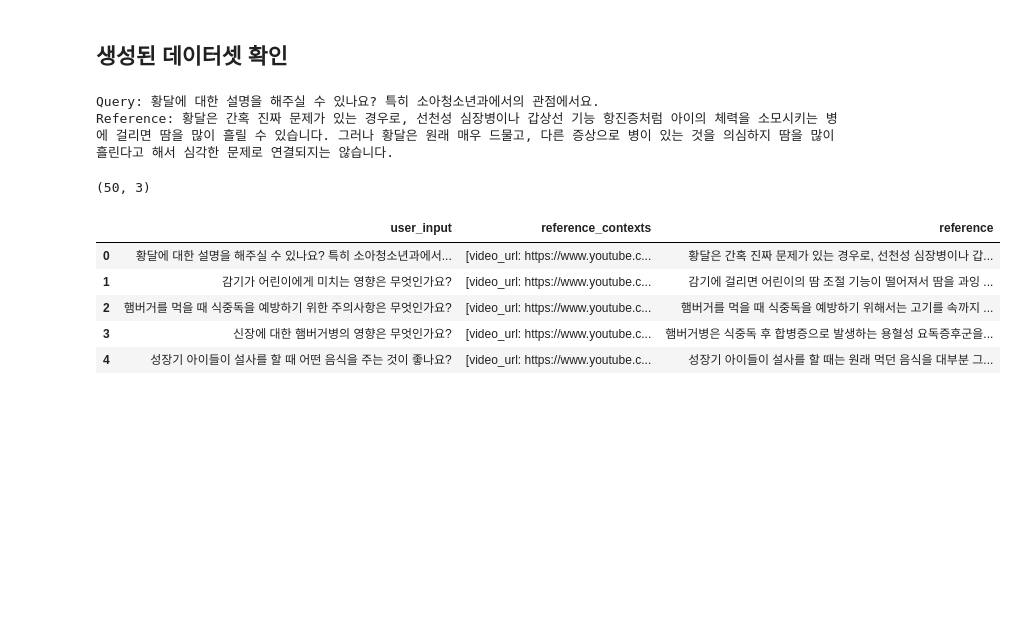
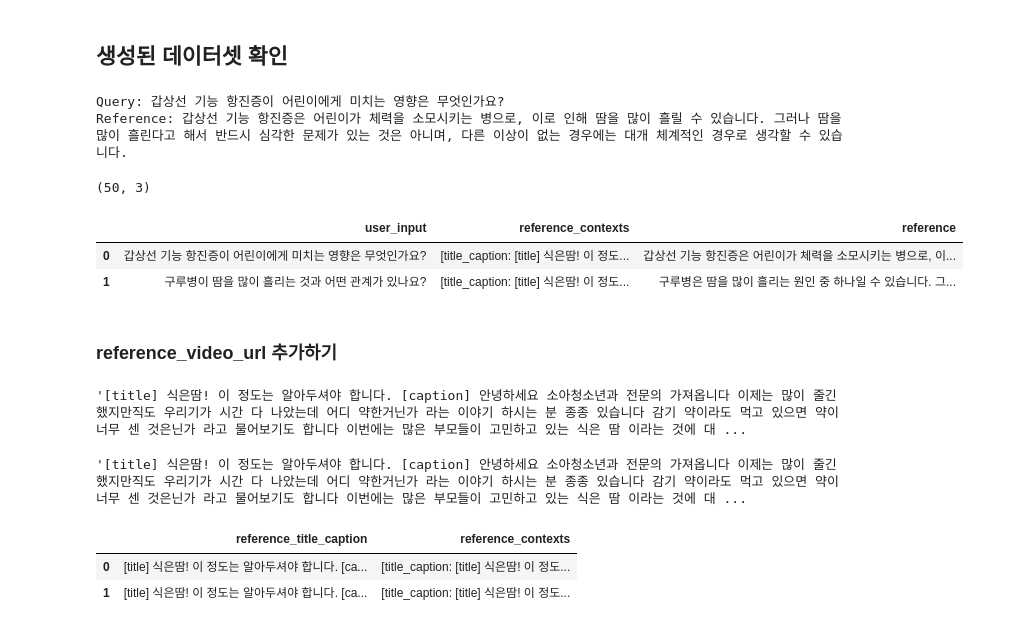
Before and after one commit to good593/course_LLM, a Jupyter notebook: 2. LLM Fine Tuning/2. gguf/2. 학습 데이터셋 생성/RAGAs를 이용한 데이터셋 생성.ipynb, the cells around one changed output. Cells and saved outputs as stored; diff of their text form; code cells hidden in the pictures; blank space fills up the shorter version.

```diff
--- a/2. LLM Fine Tuning/2. gguf/2. 학습 데이터셋 생성/RAGAs를 이용한 데이터셋 생성.ipynb
+++ b/2. LLM Fine Tuning/2. gguf/2. 학습 데이터셋 생성/RAGAs를 이용한 데이터셋 생성.ipynb
@@ -61,6 +87,11 @@ df.to_csv("diseases.csv", index=False, header=True)
 from langchain_community.document_loaders import CSVLoader
 
 # diseases.csv -> caption만 로드 진행할 수 있는 객체
-loader = CSVLoader(file_path='diseases.csv', source_column='video_url')
+loader = CSVLoader(
+    file_path='diseases.csv' # 파일명
+    , source_column='video_url' # 소스 컬럼
+    , content_columns=['title_caption'] # 컨텐츠(학습) 컬럼
+    , encoding="utf-8"
+)
 # %%
 docs = loader.load() # load()를 이용해서 데이터 로드 진행..
@@ -102,3 +156,4 @@ generator_llm = LangchainLLMWrapper(ChatOpenAI(model="gpt-4o-mini"))
 # %%
 # Embedding model -> 문장을 벡터로 변환하는 모델...
-generator_embeddings = LangchainEmbeddingsWrapper(OpenAIEmbeddings())
+generator_embeddings = LangchainEmbeddingsWrapper(
+    OpenAIEmbeddings(model="text-embedding-3-small"))
@@ -109,6 +167,8 @@ personas = [
     Persona(
         name="pediatrician doctor", # 소아과 의사 선생님
         # 어떤 질문을 생성해야 하는지에 대한 설명
-        role_description="A doctor who explains diseases in an easy-to-understand manner to the general public.",
+        role_description=""""
+        A doctor who explains diseases in an easy-to-understand manner to the general public.
+        """,
     ),
 ]
@@ -151,8 +215,8 @@ eval_dataset = dataset.to_evaluation_dataset()
 print("Query:", eval_dataset[0].user_input)
 print("Reference:", eval_dataset[0].reference)
 # %% [output]
-Query: 황달에 대한 설명을 해주실 수 있나요? 특히 소아청소년과에서의 관점에서요.
-Reference: 황달은 간혹 진짜 문제가 있는 경우로, 선천성 심장병이나 갑상선 기능 항진증처럼 아이의 체력을 소모시키는 병에 걸리면 땀을 많이 흘릴 수 있습니다. 그러나 황달은 원래 매우 드물고, 다른 증상으로 병이 있는 것을 의심하지 땀을 많이 흘린다고 해서 심각한 문제로 연결되지는 않습니다.
+Query: 갑상선 기능 항진증이 어린이에게 미치는 영향은 무엇인가요?
+Reference: 갑상선 기능 항진증은 어린이가 체력을 소모시키는 병으로, 이로 인해 땀을 많이 흘릴 수 있습니다. 그러나 땀을 많이 흘린다고 해서 반드시 심각한 문제가 있는 것은 아니며, 다른 이상이 없는 경우에는 대개 체계적인 경우로 생각할 수 있습니다.
 # %%
 # 생성된 테스트셋을 pandas DataFrame으로 변환
 test_df = eval_dataset.to_pandas()
@@ -160,11 +224,29 @@ test_df.shape
 # %% [output]
 (50, 3)
 # %%
-test_df.head()
+test_df.head(2)
 # %% [output]
 |  | user_input | reference_contexts | reference |
-| 0 | 황달에 대한 설명을 해주실 수 있나요? 특히 소아청소년과에서... | [video_url: https://www.youtube.c... | 황달은 간혹 진짜 문제가 있는 경우로, 선천성 심장병이나 갑... |
-| 1 | 감기가 어린이에게 미치는 영향은 무엇인가요? | [video_url: https://www.youtube.c... | 감기에 걸리면 어린이의 땀 조절 기능이 떨어져서 땀을 과잉 ... |
-| 2 | 햄버거를 먹을 때 식중독을 예방하기 위한 주의사항은 무엇인가요? | [video_url: https://www.youtube.c... | 햄버거를 먹을 때 식중독을 예방하기 위해서는 고기를 속까지 ... |
-| 3 | 신장에 대한 햄버거병의 영향은 무엇인가요? | [video_url: https://www.youtube.c... | 햄버거병은 식중독 후 합병증으로 발생하는 용혈성 요독증후군을... |
-| 4 | 성장기 아이들이 설사를 할 때 어떤 음식을 주는 것이 좋나요? | [video_url: https://www.youtube.c... | 성장기 아이들이 설사를 할 때는 원래 먹던 음식을 대부분 그... |
+| 0 | 갑상선 기능 항진증이 어린이에게 미치는 영향은 무엇인가요? | [title_caption: [title] 식은땀! 이 정도... | 갑상선 기능 항진증은 어린이가 체력을 소모시키는 병으로, 이... |
+| 1 | 구루병이 땀을 많이 흘리는 것과 어떤 관계가 있나요? | [title_caption: [title] 식은땀! 이 정도... | 구루병은 땀을 많이 흘리는 원인 중 하나일 수 있습니다. 그... |
+# %% [markdown]
+### reference_video_url 추가하기
+# %%
+test_df.loc[0,['reference_contexts']].values[0][0].replace("title_caption: ", "")
+# %% [output]
+'[title] 식은땀! 이 정도는 알아두셔야 합니다. [caption] 안녕하세요 소아청소년과 전문의 가져옵니다 이제는 많이 줄긴 했지만직도 우리기가 시간 다 나았는데 어디 약한거닌가 라는 이야기 하시는 분 종종 있습니다 감기 약이라도 먹고 있으면 약이 너무 센 것은닌가 라고 물어보기도 합니다 이번에는 많은 부모들이 고민하고 있는 식은 땀 이라는 것에 대 ...
+# %%
+# df[['video_url', 'title_caption']].head(2)
+df.loc[0,['title_caption']].values[0]
+# %% [output]
+'[title] 식은땀! 이 정도는 알아두셔야 합니다. [caption] 안녕하세요 소아청소년과 전문의 가져옵니다 이제는 많이 줄긴 했지만직도 우리기가 시간 다 나았는데 어디 약한거닌가 라는 이야기 하시는 분 종종 있습니다 감기 약이라도 먹고 있으면 약이 너무 센 것은닌가 라고 물어보기도 합니다 이번에는 많은 부모들이 고민하고 있는 식은 땀 이라는 것에 대 ...
+# %%
+test_df['reference_title_caption'] = test_df['reference_contexts'].map(
+    lambda x: x[0].replace("title_caption: ", "").strip()
+)
+
+test_df[['reference_title_caption', 'reference_contexts']].head(2)
+# %% [output]
+|  | reference_title_caption | reference_contexts |
+| 0 | [title] 식은땀! 이 정도는 알아두셔야 합니다. [ca... | [title_caption: [title] 식은땀! 이 정도... |
+| 1 | [title] 식은땀! 이 정도는 알아두셔야 합니다. [ca... | [title_caption: [title] 식은땀! 이 정도... |
```
Also changed, not shown: parts of 40 cells of this notebook, 5 other files.
